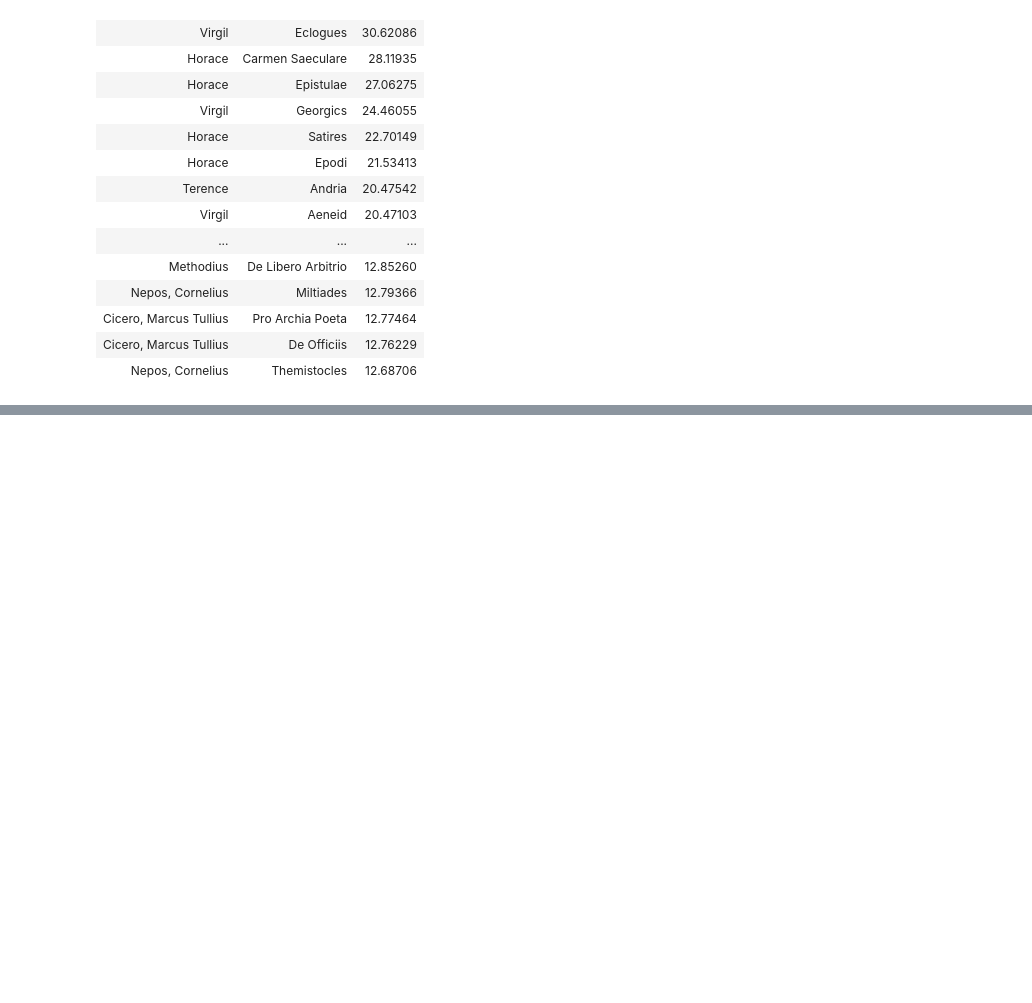
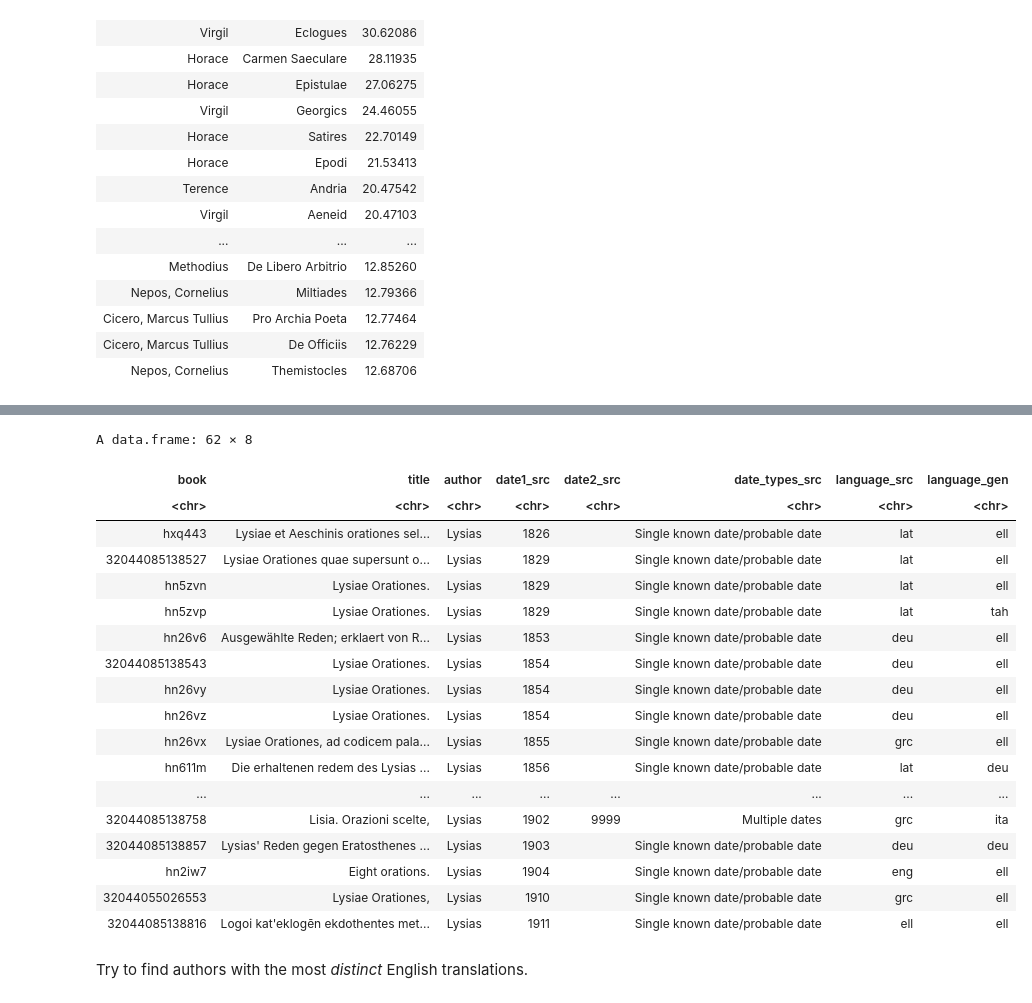
Before and after one commit to dasmiq/idi-cites, a Jupyter notebook: idi_cites.ipynb, the cells around one changed output, grey strips where cells are left out. Drawn from its saved outputs; the diff is of its cells as text; code cells hidden in the pictures; blank space fills up the shorter version.

```diff
--- a/idi_cites.ipynb
+++ b/idi_cites.ipynb
@@ -683,0 +843,24 @@ A tibble: 40 × 3
+# %%
+idi |> mutate(book=tolower(book), author=str_replace(author, "[. ]+$", "")) |> filter(author == "Lysias") |> arrange(date1_src) |> select(-ocr_score_src, -ocr_score_gen)
+# %% [output]
+A data.frame: 62 × 8
+| book | title | author | date1_src | date2_src | date_types_src | language_src | language_gen |
+| <chr> | <chr> | <chr> | <chr> | <chr> | <chr> | <chr> | <chr> |
+| hxq443 | Lysiae et Aeschinis orationes sel... | Lysias | 1826 |  | Single known date/probable date | lat | ell |
+| 32044085138527 | Lysiae Orationes quae supersunt o... | Lysias | 1829 |  | Single known date/probable date | lat | ell |
+| hn5zvn | Lysiae Orationes. | Lysias | 1829 |  | Single known date/probable date | lat | ell |
+| hn5zvp | Lysiae Orationes. | Lysias | 1829 |  | Single known date/probable date | lat | tah |
+| hn26v6 | Ausgewählte Reden; erklaert von R... | Lysias | 1853 |  | Single known date/probable date | deu | ell |
+| 32044085138543 | Lysiae Orationes. | Lysias | 1854 |  | Single known date/probable date | deu | ell |
+| hn26vy | Lysiae Orationes. | Lysias | 1854 |  | Single known date/probable date | deu | ell |
+| hn26vz | Lysiae Orationes. | Lysias | 1854 |  | Single known date/probable date | deu | ell |
+| hn26vx | Lysiae Orationes, ad codicem pala... | Lysias | 1855 |  | Single known date/probable date | grc | ell |
+| hn611m | Die erhaltenen redem des Lysias ... | Lysias | 1856 |  | Single known date/probable date | lat | deu |
+| ... | ... | ... | ... | ... | ... | ... | ... |
+| 32044085138758 | Lisia. Orazioni scelte, | Lysias | 1902 | 9999 | Multiple dates | grc | ita |
+| 32044085138857 | Lysias' Reden gegen Eratosthenes ... | Lysias | 1903 |  | Single known date/probable date | deu | deu |
+| hn2iw7 | Eight orations. | Lysias | 1904 |  | Single known date/probable date | eng | ell |
+| 32044055026553 | Lysiae Orationes, | Lysias | 1910 |  | Single known date/probable date | grc | ell |
+| 32044085138816 | Logoi kat'eklogēn ekdothentes met... | Lysias | 1911 |  | Single known date/probable date | ell | ell |
+# %% [markdown]
+Try to find authors with the most _distinct_ English translations.
```
Also changed, not shown: parts of 14 cells of this notebook.
